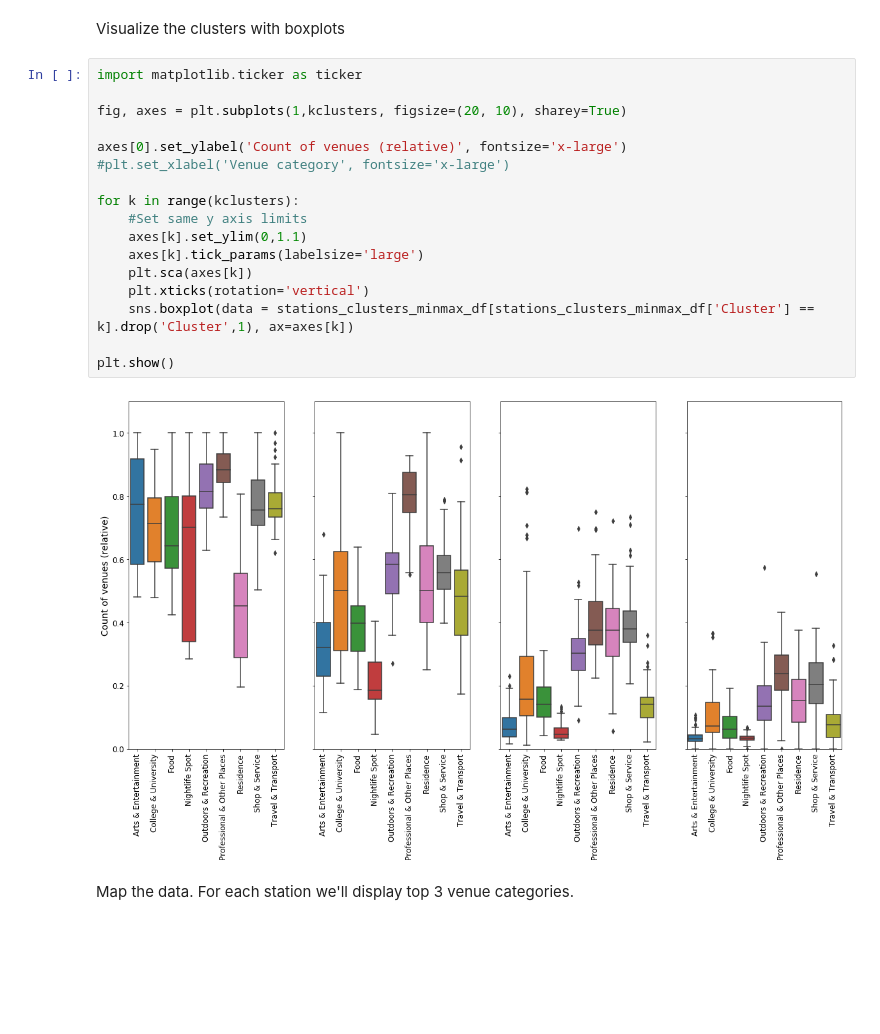
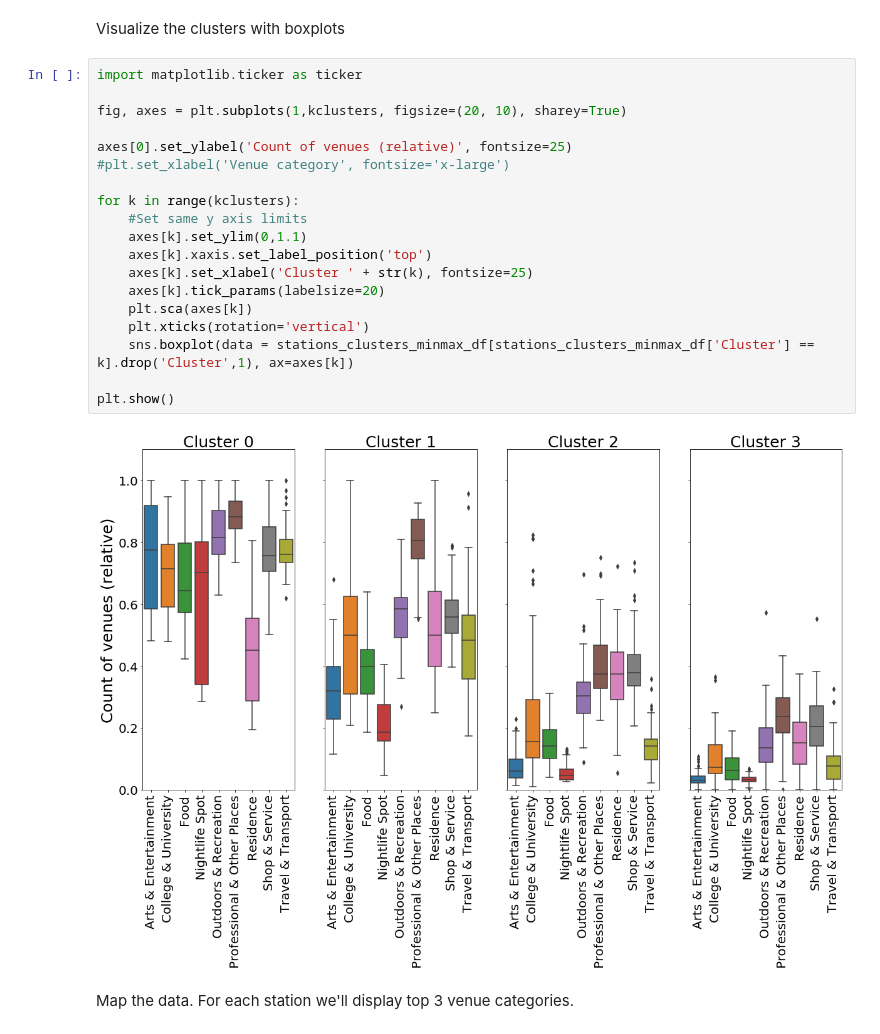
Before and after one commit to theptyza/map_moscow_metro_foursquare, a Jupyter notebook: Moscow.ipynb, the cells around one changed output. Saved outputs shown, nothing was run; the diff lists cells and outputs as text; blank space fills up the shorter version.

```diff
--- a/Moscow.ipynb
+++ b/Moscow.ipynb
@@ -334,22 +334,24 @@ Visualize the clusters with boxplots
 # %%
 import matplotlib.ticker as ticker
 
 fig, axes = plt.subplots(1,kclusters, figsize=(20, 10), sharey=True)
 
-axes[0].set_ylabel('Count of venues (relative)', fontsize='x-large')
+axes[0].set_ylabel('Count of venues (relative)', fontsize=25)
 #plt.set_xlabel('Venue category', fontsize='x-large')
 
 for k in range(kclusters):
     #Set same y axis limits
     axes[k].set_ylim(0,1.1)
-    axes[k].tick_params(labelsize='large')
+    axes[k].xaxis.set_label_position('top')
+    axes[k].set_xlabel('Cluster ' + str(k), fontsize=25)
+    axes[k].tick_params(labelsize=20)
     plt.sca(axes[k])
     plt.xticks(rotation='vertical')
     sns.boxplot(data = stations_clusters_minmax_df[stations_clusters_minmax_df['Cluster'] == k].drop('Cluster',1), ax=axes[k])
 
 plt.show()
 # %% [output]
-[figure, old version]
+[figure, new version]
 # %% [markdown]
 Map the data. For each station we'll display top 3 venue categories.
 # %%
```
Also changed, not shown: parts of 3 cells of this notebook.
